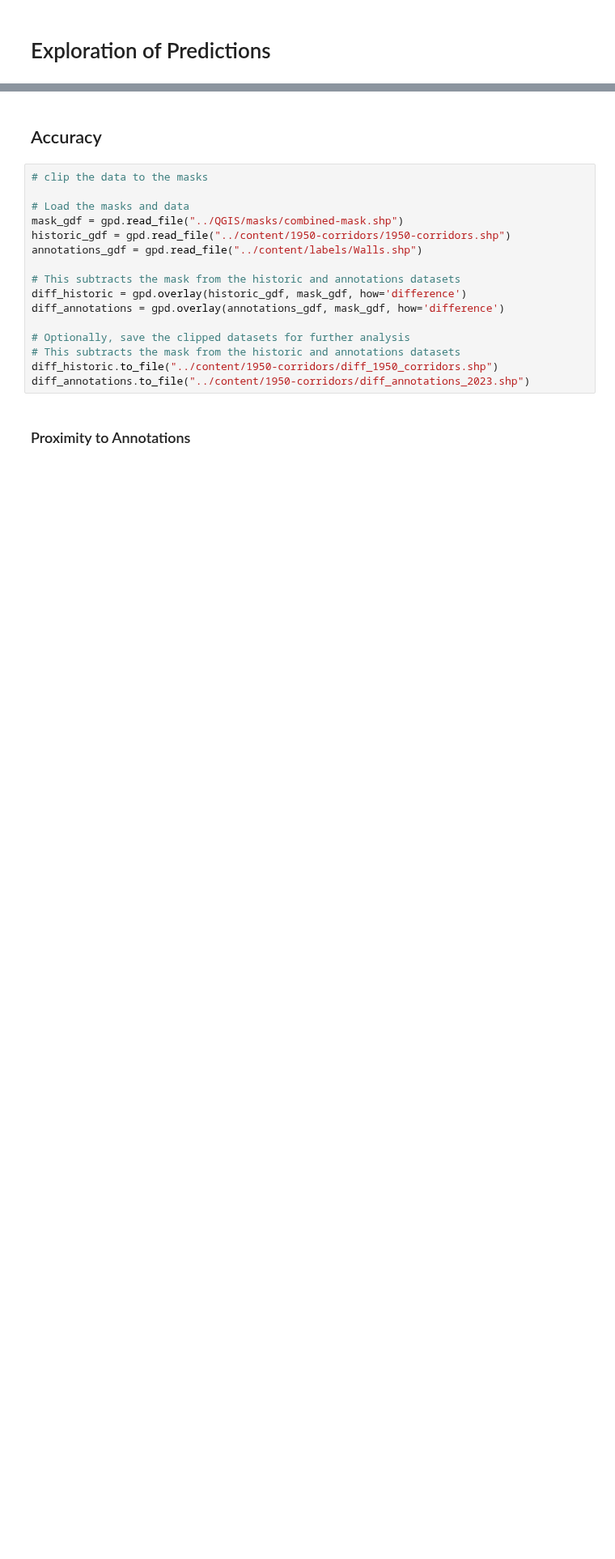
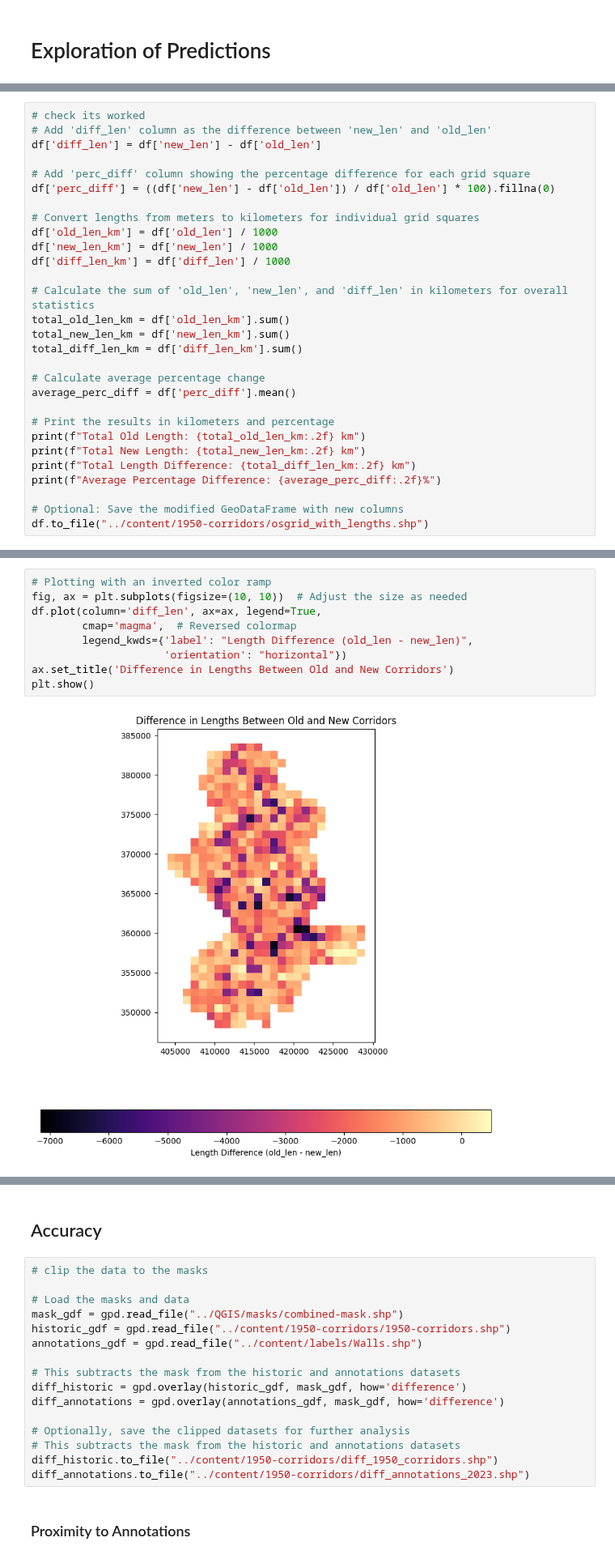
Before and after one commit to pdnpa/cnn-boundaries, a Jupyter notebook: notebooks/label-analysis.ipynb, the cells around one changed output, grey strips where cells are left out. Shown at 81% size. Saved outputs shown, nothing was run; the diff lists cells and outputs as text; blank space fills up the shorter version.

```diff
--- a/notebooks/label-analysis.ipynb
+++ b/notebooks/label-analysis.ipynb
@@ -236,0 +176,29 @@ print("Conversion completed.")
+# %%
+# check its worked
+# Add 'diff_len' column as the difference between 'new_len' and 'old_len'
+df['diff_len'] = df['new_len'] - df['old_len']
+
+# Add 'perc_diff' column showing the percentage difference for each grid square
+df['perc_diff'] = ((df['new_len'] - df['old_len']) / df['old_len'] * 100).fillna(0)
+
+# Convert lengths from meters to kilometers for individual grid squares
+df['old_len_km'] = df['old_len'] / 1000
+df['new_len_km'] = df['new_len'] / 1000
+df['diff_len_km'] = df['diff_len'] / 1000
+
+# Calculate the sum of 'old_len', 'new_len', and 'diff_len' in kilometers for overall statistics
+total_old_len_km = df['old_len_km'].sum()
+total_new_len_km = df['new_len_km'].sum()
+total_diff_len_km = df['diff_len_km'].sum()
+
+# Calculate average percentage change
+average_perc_diff = df['perc_diff'].mean()
+
+# Print the results in kilometers and percentage
+print(f"Total Old Length: {total_old_len_km:.2f} km")
+print(f"Total New Length: {total_new_len_km:.2f} km")
+print(f"Total Length Difference: {total_diff_len_km:.2f} km")
+print(f"Average Percentage Difference: {average_perc_diff:.2f}%")
+
+# Optional: Save the modified GeoDataFrame with new columns
+df.to_file("../content/1950-corridors/osgrid_with_lengths.shp")
@@ -236,0 +210,11 @@ print("Conversion completed.")
+# %%
+# Plotting with an inverted color ramp
+fig, ax = plt.subplots(figsize=(10, 10))  # Adjust the size as needed
+df.plot(column='diff_len', ax=ax, legend=True,
+        cmap='magma',  # Reversed colormap
+        legend_kwds={'label': "Length Difference (old_len - new_len)",
+                     'orientation': "horizontal"})
+ax.set_title('Difference in Lengths Between Old and New Corridors')
+plt.show()
+# %% [output]
+[figure, added]
```
Also changed, not shown: parts of 22 cells of this notebook, 1 other file.
